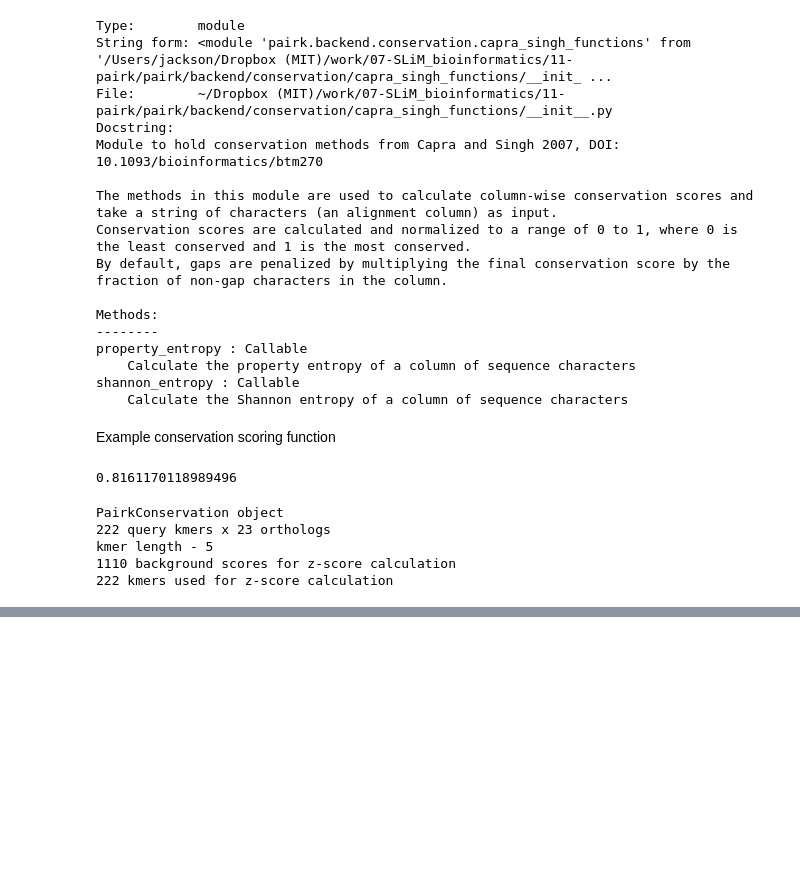
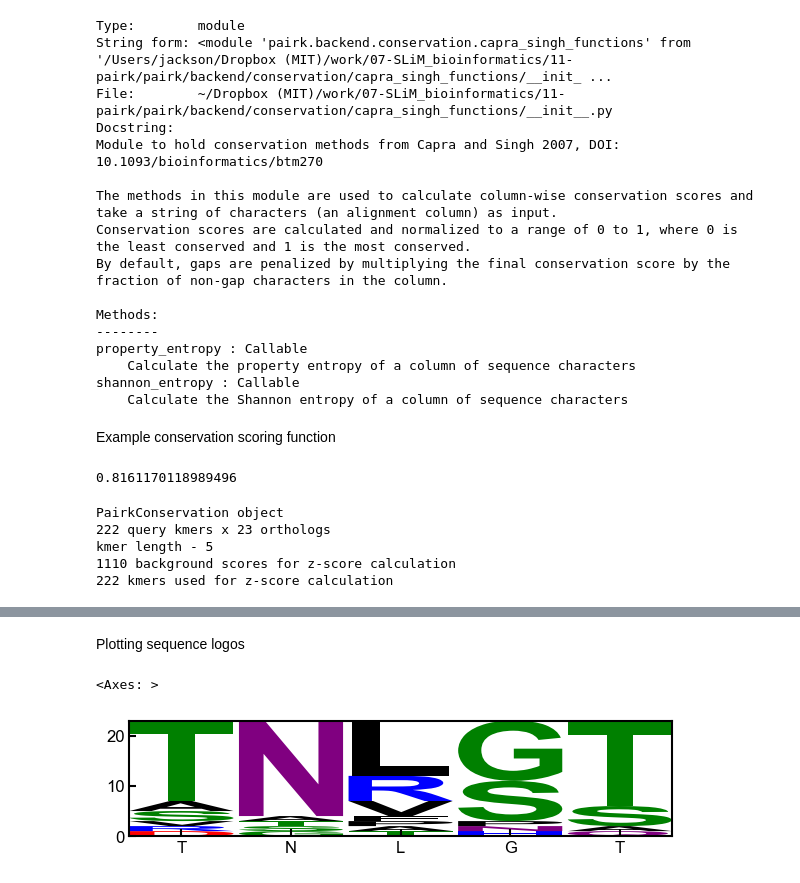
Before and after one commit to jacksonh1/pairk, a Jupyter notebook: demo/demo.ipynb, the cells around one changed output, grey strips where cells are left out. Cells and saved outputs as stored; diff of their text form; code cells hidden in the pictures; blank space fills up the shorter version.

```diff
--- a/demo/demo.ipynb
+++ b/demo/demo.ipynb
@@ -646,0 +511,8 @@ def score_to_zscore(score_arr: np.ndarray, bg_scores: np.ndarray) -> np.ndarray:
+# %% [markdown]
+Plotting sequence logos
+# %%
+fig, ax = plt.subplots(figsize=(7,1.5))
+conservation_results.plot_sequence_logo(k_mer_position, ax=ax)
+# %% [output]
+<Axes: >
+[figure, added]
```
Also changed, not shown: parts of 60 cells of this notebook, 5 other files.
